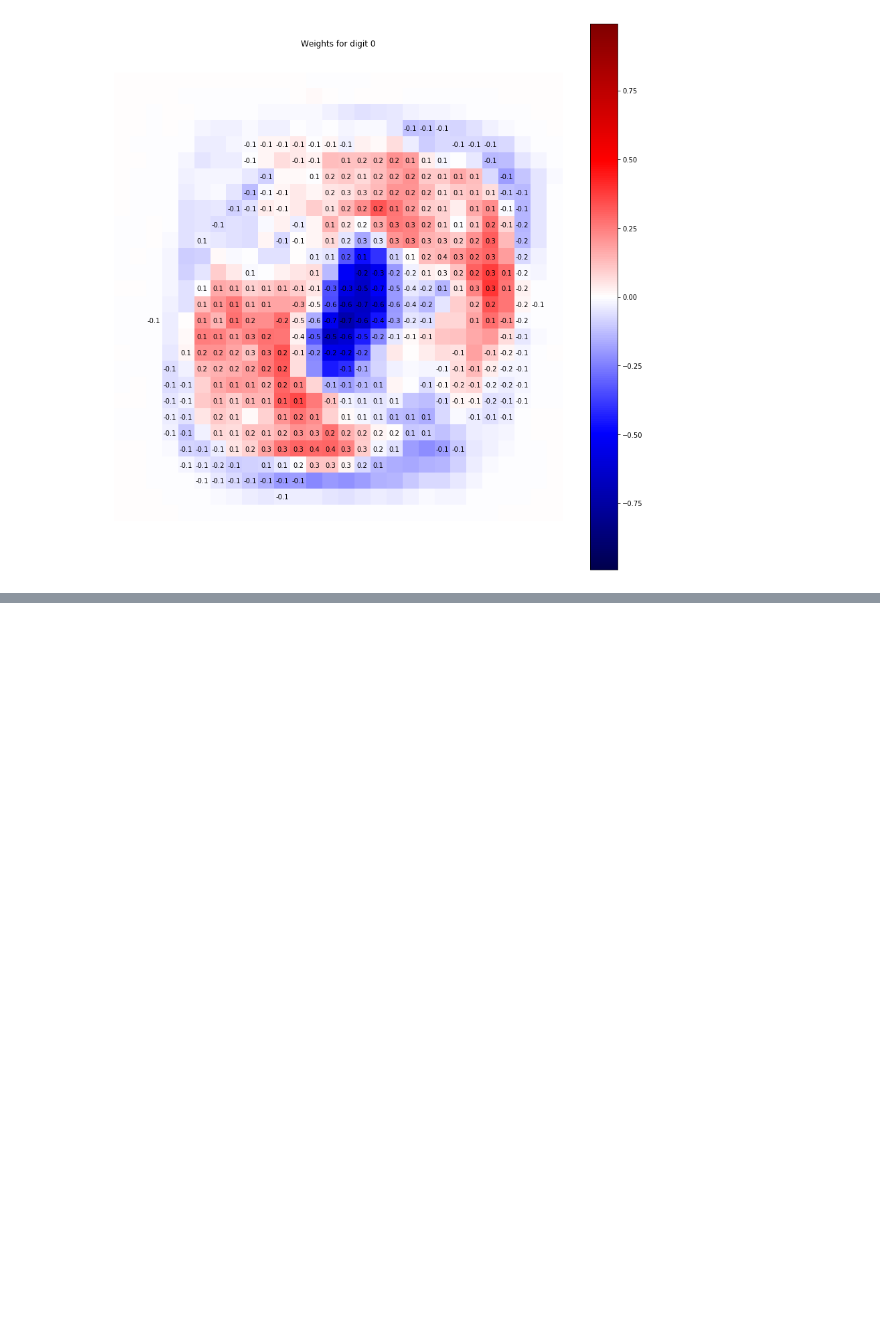
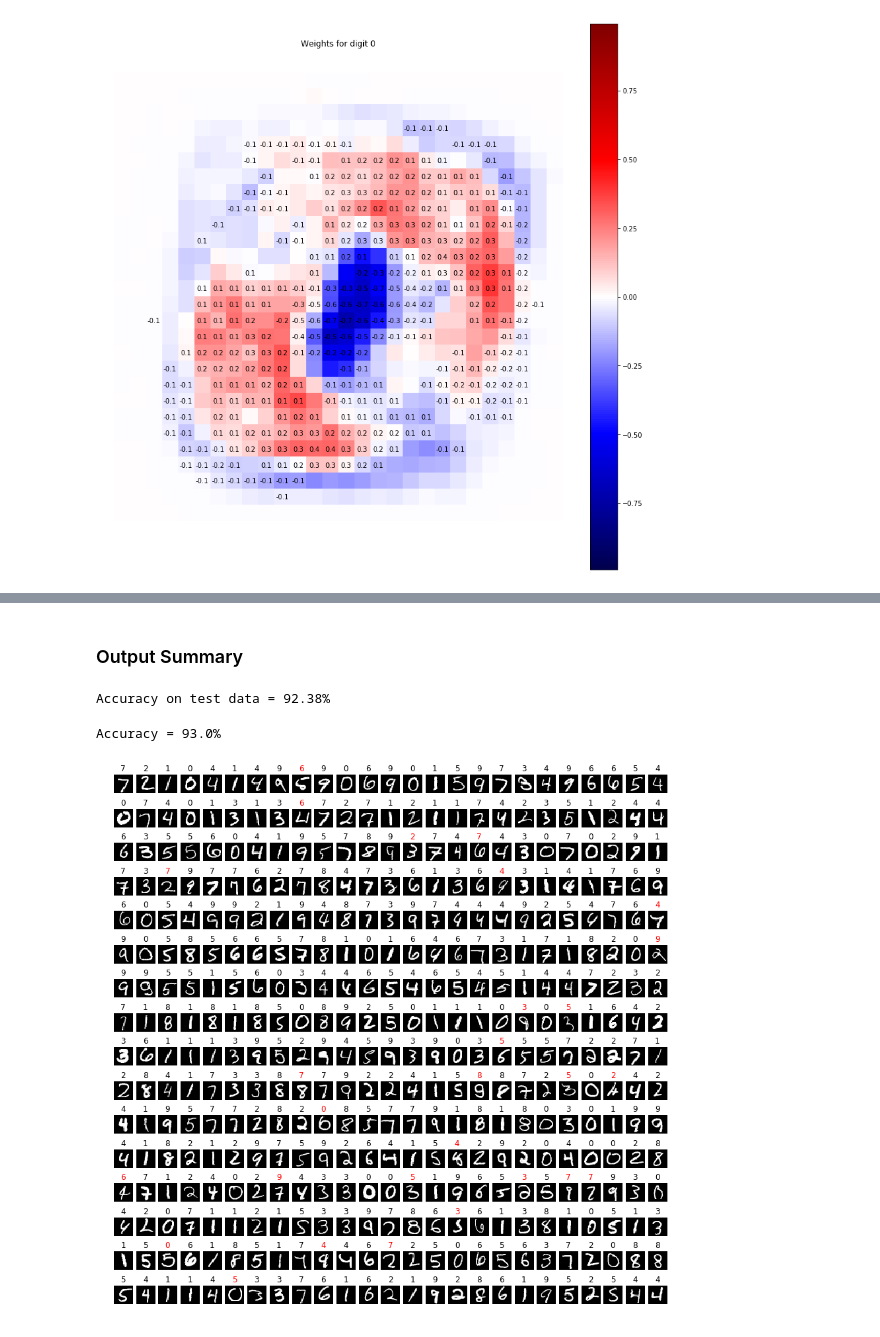
Before and after one commit to RegisC/JupyterNotebooks, a Jupyter notebook: MachineLearning/TensorFlow - Linear MNIST.ipynb, the cells around one changed output, grey strips where cells are left out. Saved outputs shown, nothing was run; the diff lists cells and outputs as text; code cells hidden in the pictures; blank space fills up the shorter version.

Commit message:
Added Keras implementation

```diff
--- a/MachineLearning/TensorFlow - Linear MNIST.ipynb
+++ b/MachineLearning/TensorFlow - Linear MNIST.ipynb
@@ -137,12 +138,12 @@ Accuracy on test data: 92.2%.
 # %% [markdown]
 ### Prediction against Test Data
 # %%
-rows, cols = 16, 25
+ROWS, COLS = 16, 25
 np.set_printoptions(precision=3, suppress=True)
-fig, axes = plt.subplots(rows, cols, figsize=(15, 15)) # image size is in inches
-for i in range(rows):
-    for j in range(cols):
-        index = i*cols + j
+fig, axes = plt.subplots(ROWS, COLS, figsize=(15, 15)) # image size is in inches
+for i in range(ROWS):
+    for j in range(COLS):
+        index = i*COLS + j
         output = np.matmul(test_images[index], weights) + bias # score = image * weights + bias
         probabilities = np.exp(output) / np.exp(output).sum() # activation fn converts scores to probalities
         color = 'k' if (probabilities.argmax() == test_labels[index].argmax()) else 'r'
@@ -186,12 +187,12 @@ Digit #381 is 3 but predicted as 7. Probabilities:
 # %% [markdown]
 ### Calibrated Weights
 # %%
-rows, cols = 2, 5
-fig, axes = plt.subplots(nrows=rows, ncols=cols, figsize=(15, 6)) # image size is in inches
+ROWS, COLS = 2, 5
+fig, axes = plt.subplots(nrows=ROWS, ncols=COLS, figsize=(15, 6)) # image size is in inches
 abs_max = max(abs(weights.min()), abs(weights.max()))
-for i in range(rows):
-    for j in range(cols):
-        index = i*cols + j
+for i in range(ROWS):
+    for j in range(COLS):
+        index = i*COLS + j
         w = weights[:, index].reshape(28,28)
         img = axes[i, j].matshow(w, cmap='seismic', vmin=-abs_max, vmax=abs_max)
         # plt.colorbar(img, ax=axes[i, j])
@@ -215,0 +221,9 @@ ax.axis('off');
+# %%
+model = tf.keras.Sequential()
+layer = tf.keras.layers.Dense(10, activation=tf.nn.softmax, input_shape=(784,)) # Dense layer of 10 units
+model.add(layer)
+sgd = tf.keras.optimizers.SGD(lr=0.5, decay=0)
+model.compile(loss='categorical_crossentropy', optimizer=sgd, metrics=['accuracy'])
+# %%
+np.random.seed(42) # Make results reproducible
+model.fit(train_images, train_labels, epochs=5, batch_size=BATCH_SIZE, shuffle=True);
@@ -215,0 +241,25 @@ ax.axis('off');
+# %% [markdown]
+### Output Summary
+# %%
+scores = model.predict(test_images)
+check = np.equal(scores.argmax(axis=1), test_labels.argmax(axis=1))
+print(f"Accuracy on test data = {100*check.sum()/check.shape[0]}%")
+# %% [output]
+Accuracy on test data = 92.38%
+# %%
+ROWS, COLS = 16, 25
+scores = model.predict(test_images[0:ROWS*COLS])
+check = np.equal(scores.argmax(axis=1), test_labels[0:ROWS*COLS].argmax(axis=1))
+print(f"Accuracy = {100*check.sum()/check.shape[0]}%")
+np.set_printoptions(precision=3, suppress=True)
+fig, axes = plt.subplots(ROWS, COLS, figsize=(15, 15)) # image size is in inches
+for i in range(ROWS):
+    for j in range(COLS):
+        index = i*COLS + j
+        color = 'k' if (scores[index].argmax() == test_labels[index].argmax()) else 'r'
+        axes[i, j].imshow(test_images[index].reshape((28, 28)), cmap='gray')
+        axes[i, j].set_title(f"{scores[index].argmax()}", color=color)
+        axes[i, j].axis('off')
+# %% [output]
+Accuracy = 93.0%
+[figure, added]
```
Also changed, not shown: parts of 9 cells of this notebook, 1 other file.
